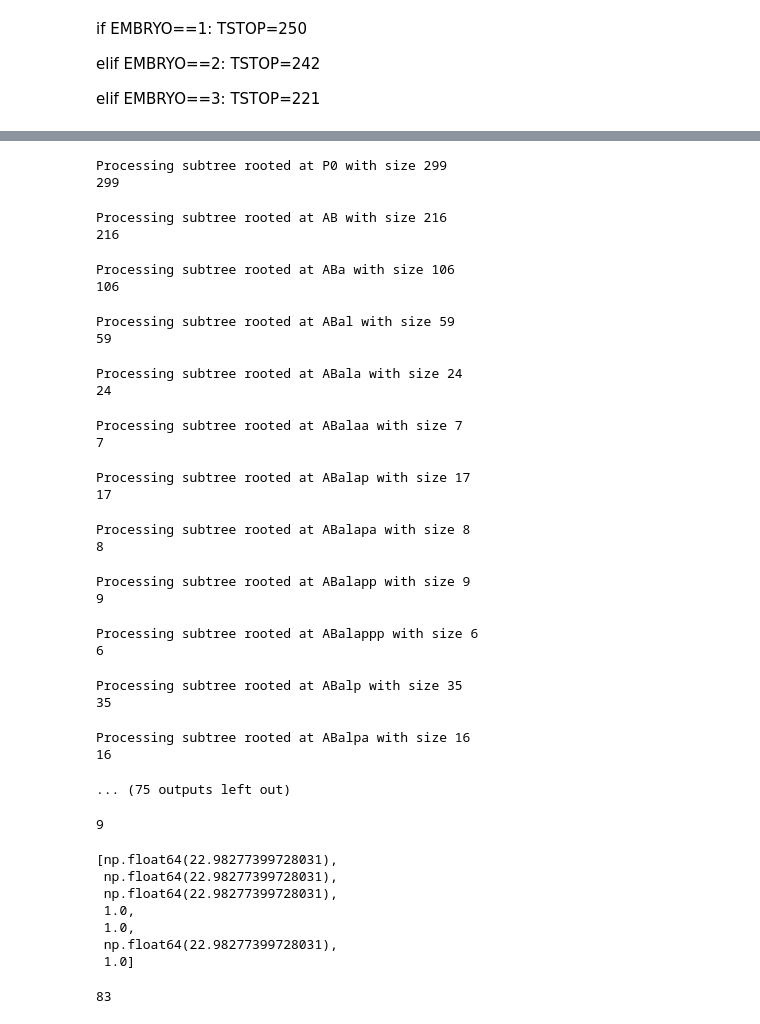
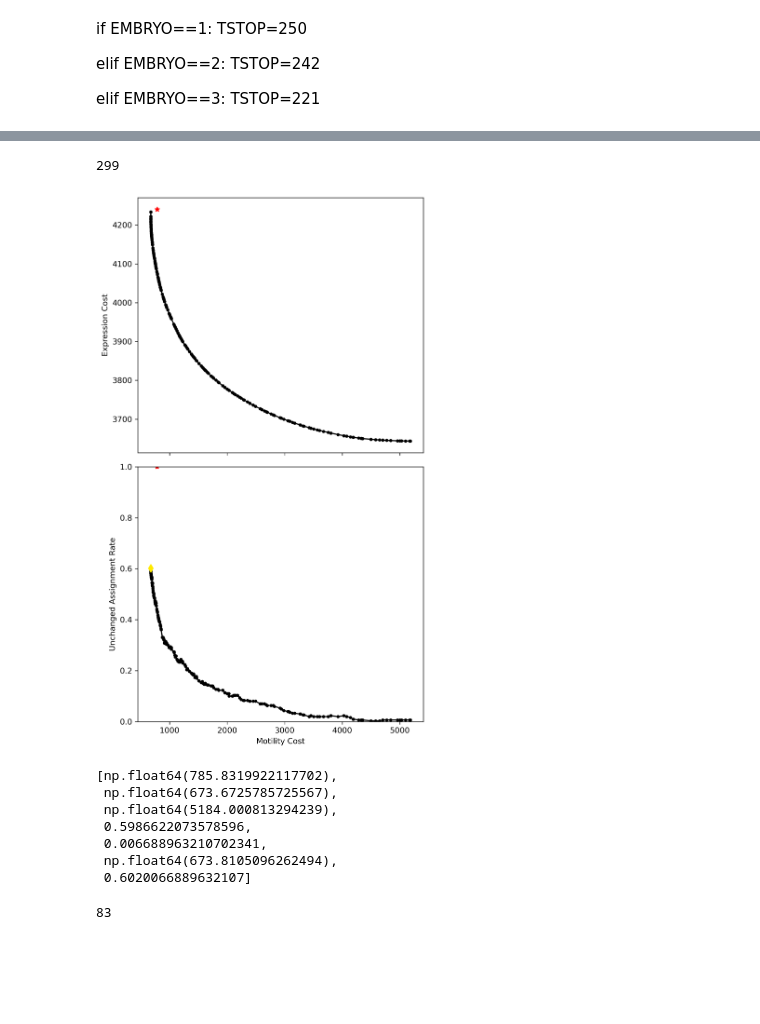
Before and after one commit to IcyFermion/embryogenesis, a Jupyter notebook: terminal_expression.ipynb, the cells around one changed output, grey strips where cells are left out. Saved outputs shown, nothing was run; the diff lists cells and outputs as text; code cells hidden in the pictures; blank space fills up the shorter version.

```diff
--- a/terminal_expression.ipynb
+++ b/terminal_expression.ipynb
@@ -63,6 +63,8 @@ lineage_exp = pd.read_csv("./data/protein/aggregated_all/s3_pca_10d.csv", index_
 # lineage_exp = pd.read_csv("./data/protein/aggregated_all/lineage_umap_embedding_10d.csv", index_col=0)
 protein_exp = pd.read_csv("./data/protein/aggregated_all/s3.csv", index_col=0).T
 protein_exp = protein_exp.fillna(0)
+# drop rows in protein_exp that sums to 0
+protein_exp = protein_exp.loc[protein_exp.sum(axis=1) != 0, :]
 # lineage_exp = protein_exp
 # lineage_exp = pd.read_csv("data/c_briggsae/science.adu8249/c_elegans_tf_pca_20d.csv", index_col=0).T
 binary_lineage_exp = pd.read_csv("./data/protein/aggregated_all/lineage_binary_expression.csv", index_col=0)
@@ -71,0 +107,14 @@ lineage_exp = lineage_exp.fillna(0)
+# %%
+# add a negative control expression profile
+# same columns as protein_exp, and only 100 rows for 100 random gene expressions
+# but the values of each columns are random gaussian noise
+# the gausian has same mean and std as the corresponding column in protein_exp
+# also a uniform gaussian with 0 mean and 1 std for all columns
+gaussian_exp = pd.DataFrame(index=["rand_{}".format(i) for i in range(100)], columns=protein_exp.columns)
+uniform_gaussian_exp = pd.DataFrame(index=["rand_uniform_{}".format(i) for i in range(100)], columns=protein_exp.columns)
+for col in protein_exp.columns:
+    col_mean = protein_exp[col].mean()
+    col_std = protein_exp[col].std()
+    gaussian_exp[col] = np.random.normal(loc=col_mean, scale=col_std, size=100)
+    uniform_gaussian_exp[col] = np.random.normal(loc=0, scale=1, size=100)
+gaussian_exp.head()
@@ -87,7 +144,7 @@ alt_tf_exp = alt_exp.loc[alt_exp.index.isin(tf_names)]
 random_genes = np.random.choice(alt_exp.index, size=20, replace=False)
 random_exp = alt_exp.loc[random_genes]
 # %%
-# valid_cell_names = set(valid_cell_names).intersection(set(lineage_exp.columns)).intersection(set(alt_exp.columns))
+valid_cell_names = set(valid_cell_names).intersection(set(lineage_exp.columns)).intersection(set(alt_exp.columns))
 valid_cell_names = set(valid_cell_names).intersection(set(lineage_exp.columns))
 from sklearn.decomposition import PCA
 pca = PCA(n_components=20)
@@ -272,7 +332,7 @@ dist_df.index = dist_df["TF"]
 res = dist_df["Diff Type Siblings Mean Distance"] - dist_df["Same Type Siblings Mean Distance"]
 candidate_proteins = res.sort_values(ascending=False).head(10).index
 # %%
-def terminal_pareto_by_subtree(subtree_root: str, exp_map=lineage_exp):
+def terminal_pareto_by_subtree(subtree_root: str, exp_df=lineage_exp, save_fig=True):
     subtree_terminal_nodes = []
     subtree_terminal_parents = []
     def dfs_subtree(node, parent):
@@ -292,9 +352,9 @@ def terminal_pareto_by_subtree(subtree_root: str, exp_map=lineage_exp):
     subtree_exp_vector_dict = {}
     for node, parent in zip(subtree_terminal_nodes, subtree_terminal_parents):
         subtree_xyz_coord_dict[node] = all_xyz_map[node]
-        subtree_exp_vector_dict[node] = exp_map[node].values
+        subtree_exp_vector_dict[node] = exp_df[node].values
         subtree_xyz_coord_dict[parent] = all_xyz_map[parent]
-        subtree_exp_vector_dict[parent] = exp_map[parent].values
+        subtree_exp_vector_dict[parent] = exp_df[parent].values
     xyz_cost_mat = np.zeros((len(subtree_terminal_parents), len(subtree_terminal_nodes)))
     exp_cost_mat = np.zeros((len(subtree_terminal_parents), len(subtree_terminal_nodes)))
     lca_cost_mat = np.zeros((len(subtree_terminal_parents), len(subtree_terminal_nodes)))
@@ -347,7 +407,8 @@ def terminal_pareto_by_subtree(subtree_root: str, exp_map=lineage_exp):
     ax3.set_ylim(0, 1)
     fig.tight_layout()
     # don't show figure in notebook, just save it to file
-    plt.savefig(f"./output/subtree/{subtree_root}.png")
+    if save_fig: plt.savefig(f"./output/subtree/{subtree_root}.png")
+    else: plt.show()
     plt.close(fig)
 
     return [lineage_xyz_cost, pareto_xyz_costs[0], pareto_xyz_costs[-1], pareto_unchange_rates[0], pareto_unchange_rates[-1], pareto_xyz_costs[max_unchange_rate_index], pareto_unchange_rates[max_unchange_rate_index]]
@@ -366,41 +427,16 @@ for sub_root in subtree_roots:
     res_mat.append(res)
 res_df = pd.DataFrame(res_mat, columns=["Lineage XYZ Cost", "Pareto Front Min XYZ Cost", "Pareto Front Max XYZ Cost", "Unchanged Assignment Rate at Min XYZ Cost", "Unchanged Assignment Rate at Max XYZ Cost", "Max Unchanged Assignment Rate Point XYZ Cost", "Max Unchanged Assignment Rate"], index=subtree_roots)
 res_df.head(5)
-# %% [output]
-Processing subtree rooted at P0 with size 299
-299
-Processing subtree rooted at AB with size 216
-216
-Processing subtree rooted at ABa with size 106
-106
-Processing subtree rooted at ABal with size 59
-59
-Processing subtree rooted at ABala with size 24
-24
-Processing subtree rooted at ABalaa with size 7
-7
-Processing subtree rooted at ABalap with size 17
-17
-Processing subtree rooted at ABalapa with size 8
-8
-Processing subtree rooted at ABalapp with size 9
-9
-Processing subtree rooted at ABalappp with size 6
-6
-Processing subtree rooted at ABalp with size 35
-35
-Processing subtree rooted at ABalpa with size 16
-16
-... (75 outputs left out)
 # %%
-terminal_pareto_by_subtree("ABplaap", exp_map=protein_exp.loc[candidate_proteins])
+terminal_pareto_by_subtree("P0", exp_df=uniform_gaussian_exp, save_fig=False)
 # %% [output]
-9
+299
+[figure, added]
-[np.float64(22.98277399728031),
- np.float64(22.98277399728031),
- np.float64(22.98277399728031),
- 1.0,
- 1.0,
- np.float64(22.98277399728031),
- 1.0]
+[np.float64(785.8319922117702),
+ np.float64(673.6725785725567),
+ np.float64(5184.000813294239),
+ 0.5986622073578596,
+ 0.006688963210702341,
+ np.float64(673.8105096262494),
+ 0.6020066889632107]
 # %%
```
Also changed, not shown: parts of 12 cells of this notebook, 5 other files.
